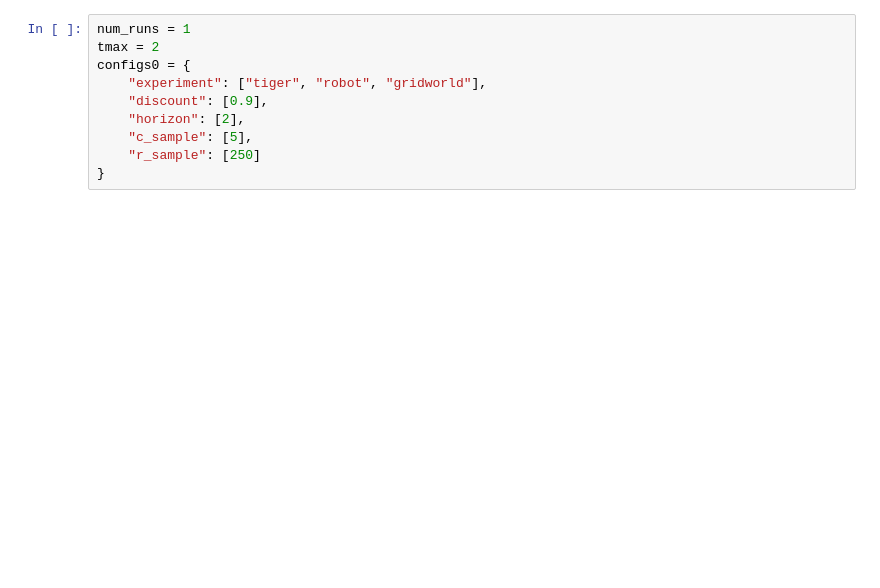
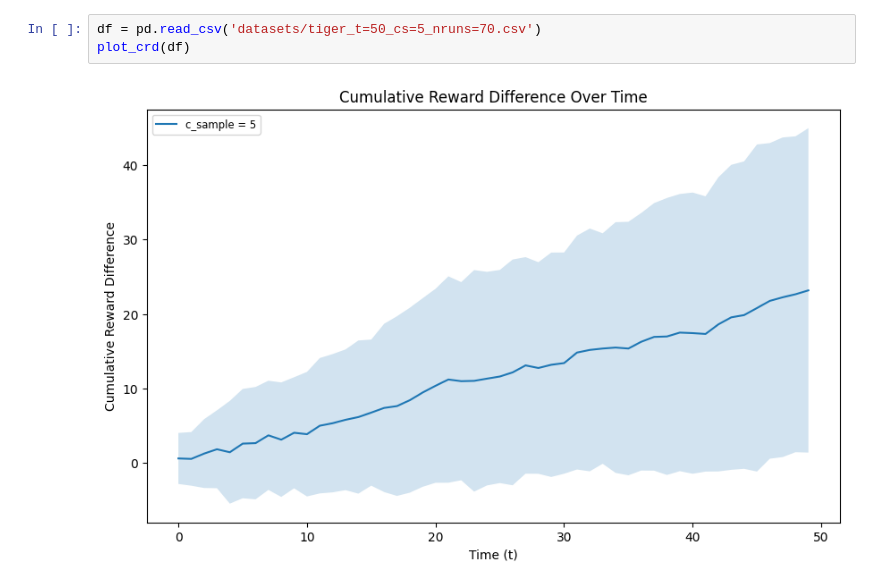
Before and after one commit to alexandra-frca/QBRL, a Jupyter notebook: notebooks/demo.ipynb, the cells around one changed output. Saved outputs shown, nothing was run; the diff lists cells and outputs as text; blank space fills up the shorter version.

Commit message:
New plotting attempt, other fixes

```diff
--- a/notebooks/demo.ipynb
+++ b/notebooks/demo.ipynb
@@ -19,10 +21,5 @@ KeyboardInterrupt:
-# %%
-num_runs = 1
-tmax = 2
-configs0 = {
-    "experiment": ["tiger", "robot", "gridworld"],
-    "discount": [0.9],
-    "horizon": [2],
-    "c_sample": [5],
-    "r_sample": [250]
-}
+# %%
+df = pd.read_csv('datasets/tiger_t=50_cs=5_nruns=70.csv')
+plot_crd(df)
+# %% [output]
+[figure, added]
```
Also changed, not shown: parts of 4 cells of this notebook, 8 other files.
